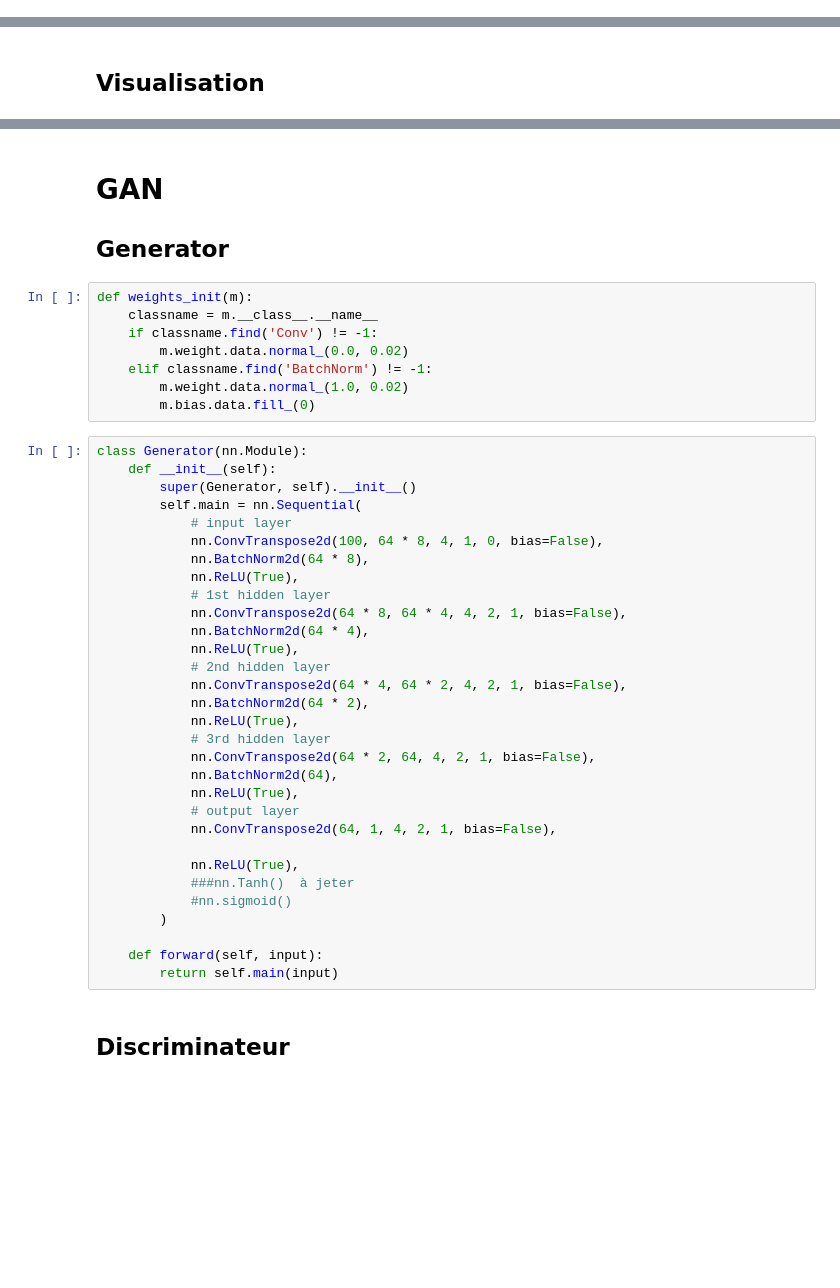
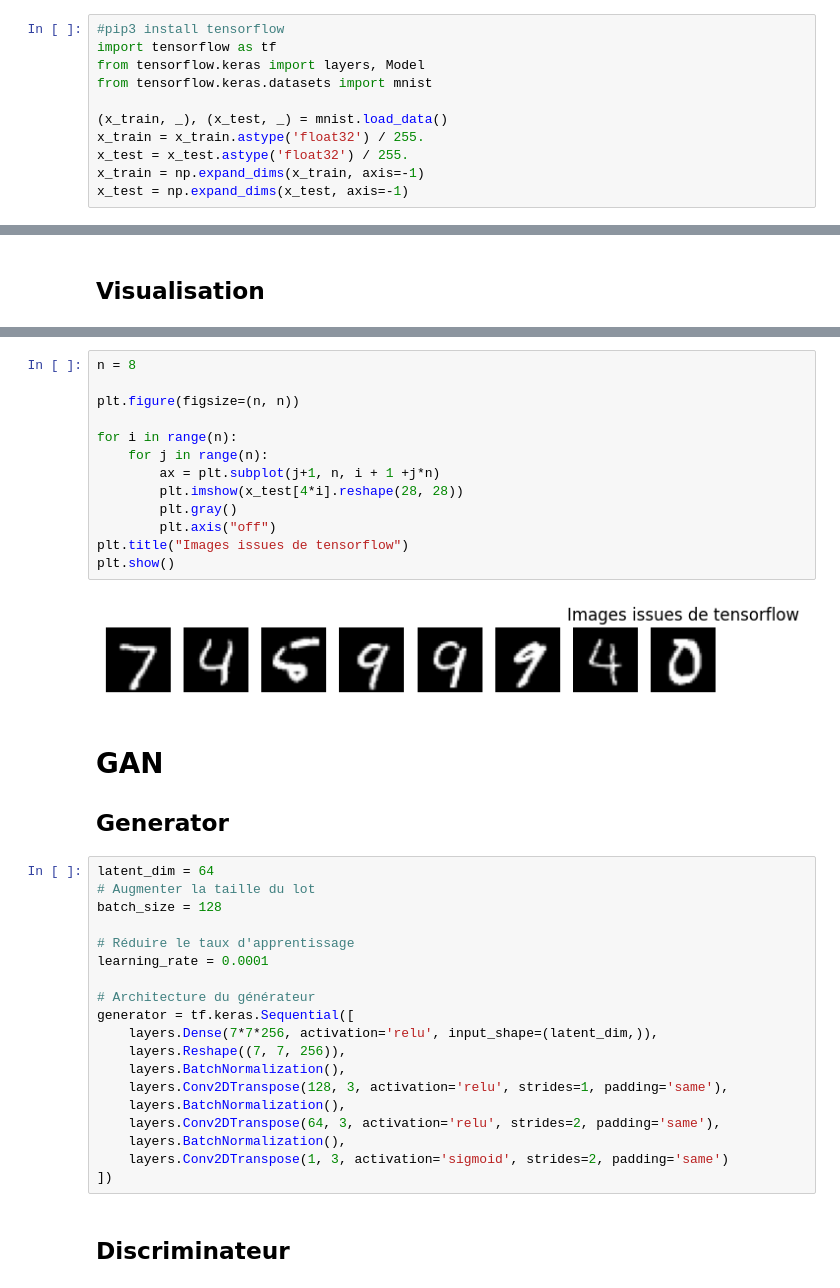
Before and after one commit to MiLKleia/ReseauNeuroneProjetM1, a Jupyter notebook: Projet.ipynb, the cells around one changed output, grey strips where cells are left out. Saved outputs shown, nothing was run; the diff lists cells and outputs as text; blank space fills up the shorter version.

```diff
--- a/Projet.ipynb
+++ b/Projet.ipynb
@@ -61,0 +73,11 @@ dataloader = torch.utils.data.DataLoader(dataset, batch_size=128,
+# %%
+#pip3 install tensorflow
+import tensorflow as tf
+from tensorflow.keras import layers, Model
+from tensorflow.keras.datasets import mnist
+
+(x_train, _), (x_test, _) = mnist.load_data()
+x_train = x_train.astype('float32') / 255.
+x_test = x_test.astype('float32') / 255.
+x_train = np.expand_dims(x_train, axis=-1)
+x_test = np.expand_dims(x_test, axis=-1)
@@ -73,46 +98,41 @@ plt.imshow(np.transpose(vutils.make_grid(real_batch[0].to(device)[:64], padding=
+# %%
+n = 8
+
+plt.figure(figsize=(n, n))
+
+for i in range(n):
+    for j in range(n):
+        ax = plt.subplot(j+1, n, i + 1 +j*n)
+        plt.imshow(x_test[4*i].reshape(28, 28))
+        plt.gray()
+        plt.axis("off")
+plt.title("Images issues de tensorflow")
+plt.show()
+# %% [output]
+[figure, added]
 # %% [markdown]
 # GAN
 
 ## Generator
-# %%
-def weights_init(m):
-    classname = m.__class__.__name__
-    if classname.find('Conv') != -1:
-        m.weight.data.normal_(0.0, 0.02)
-    elif classname.find('BatchNorm') != -1:
-        m.weight.data.normal_(1.0, 0.02)
-        m.bias.data.fill_(0)
 # %%
-class Generator(nn.Module):
-    def __init__(self):
-        super(Generator, self).__init__()
-        self.main = nn.Sequential(
-            # input layer
-            nn.ConvTranspose2d(100, 64 * 8, 4, 1, 0, bias=False),
-            nn.BatchNorm2d(64 * 8),
-            nn.ReLU(True),
-            # 1st hidden layer
-            nn.ConvTranspose2d(64 * 8, 64 * 4, 4, 2, 1, bias=False),
-            nn.BatchNorm2d(64 * 4),
-            nn.ReLU(True),
-            # 2nd hidden layer
-            nn.ConvTranspose2d(64 * 4, 64 * 2, 4, 2, 1, bias=False),
-            nn.BatchNorm2d(64 * 2),
-            nn.ReLU(True),
-            # 3rd hidden layer
-            nn.ConvTranspose2d(64 * 2, 64, 4, 2, 1, bias=False),
-            nn.BatchNorm2d(64),
-            nn.ReLU(True),
-            # output layer
-            nn.ConvTranspose2d(64, 1, 4, 2, 1, bias=False),
+latent_dim = 64
+# Augmenter la taille du lot
+batch_size = 128
 
-            nn.ReLU(True),
-            ###nn.Tanh()  à jeter
-            #nn.sigmoid()
-        )
+# Réduire le taux d'apprentissage
+learning_rate = 0.0001
 
-    def forward(self, input):
-        return self.main(input)
+# Architecture du générateur
+generator = tf.keras.Sequential([
+    layers.Dense(7*7*256, activation='relu', input_shape=(latent_dim,)),
+    layers.Reshape((7, 7, 256)),
+    layers.BatchNormalization(),
+    layers.Conv2DTranspose(128, 3, activation='relu', strides=1, padding='same'),
+    layers.BatchNormalization(),
+    layers.Conv2DTranspose(64, 3, activation='relu', strides=2, padding='same'),
+    layers.BatchNormalization(),
+    layers.Conv2DTranspose(1, 3, activation='sigmoid', strides=2, padding='same')
+])
 # %% [markdown]
 ## Discriminateur
 # %%
```
Also changed, not shown: parts of 12 cells of this notebook, 2 other files.
